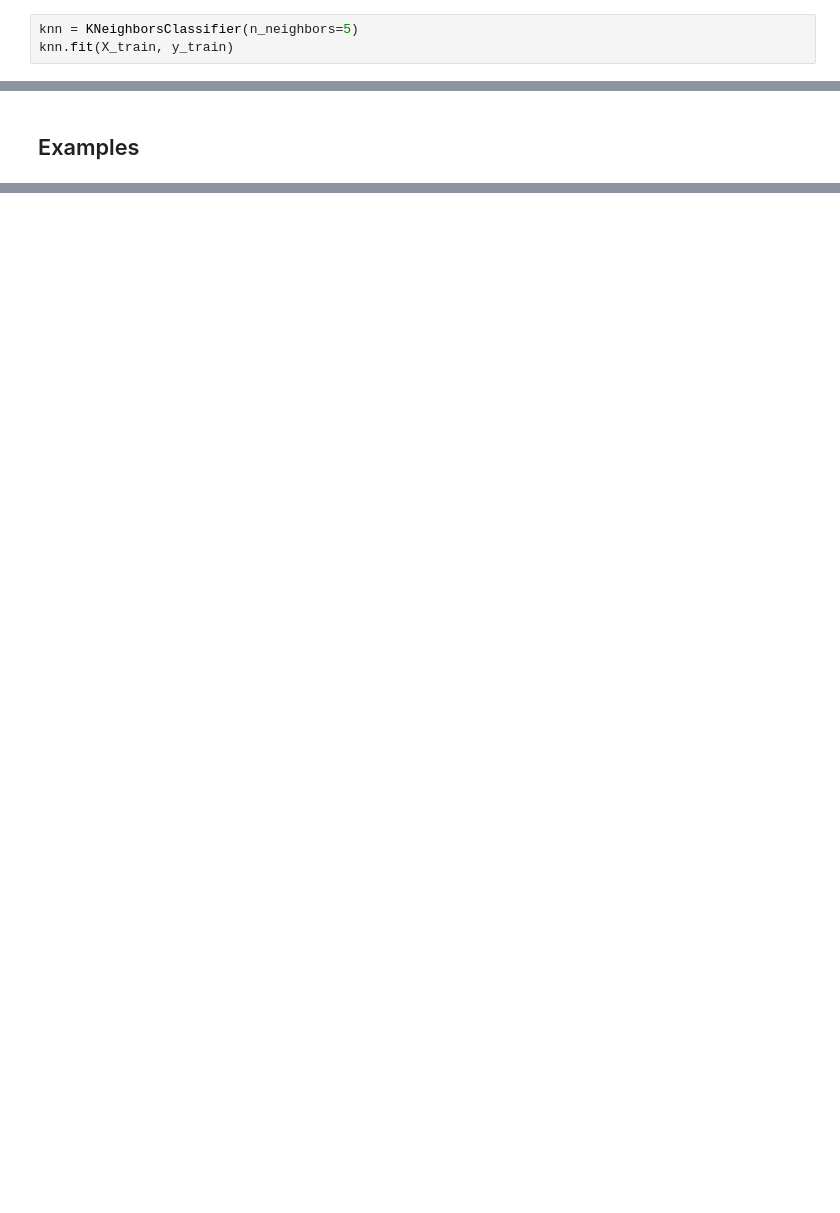
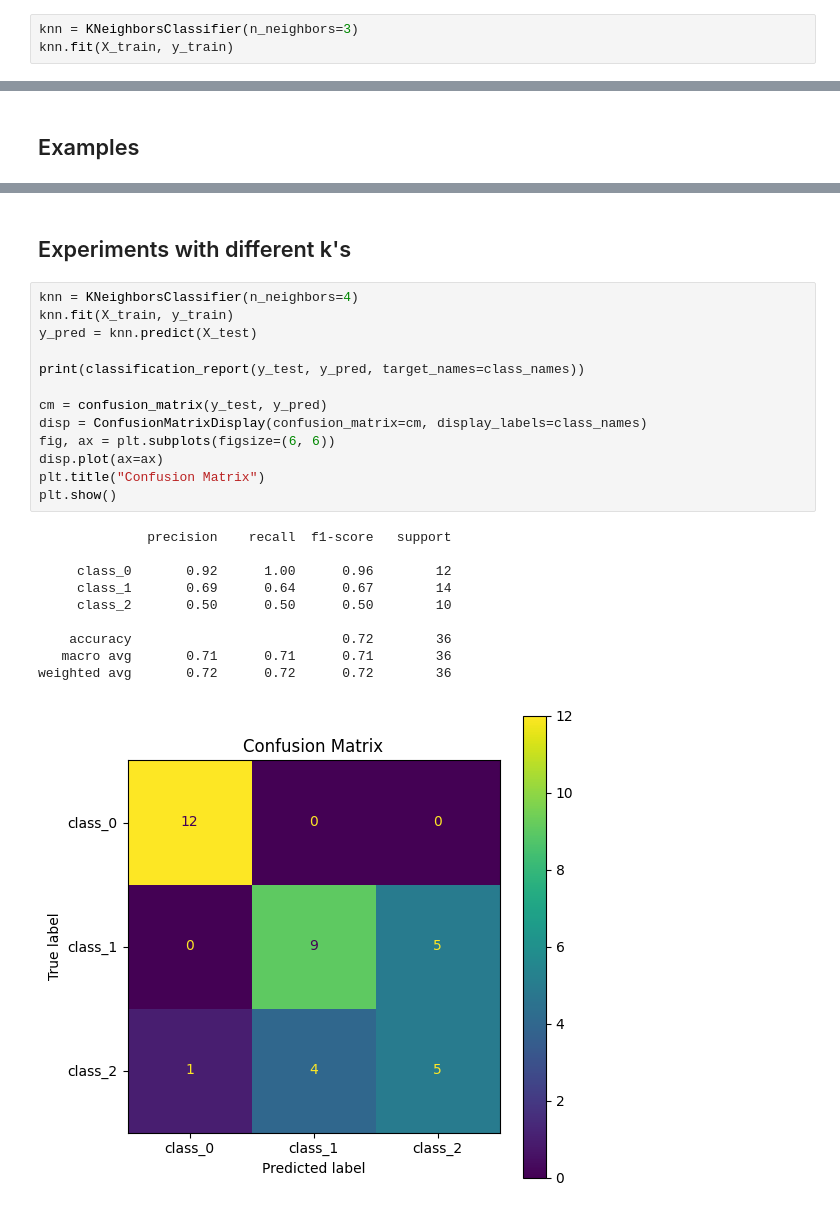
Before and after one commit to ChunFuYang/INDE577_Project, a Jupyter notebook: Supervised/K Nearest Neighbors/K_Nearest_Neighbors.ipynb, the cells around one changed output, grey strips where cells are left out. Drawn from its saved outputs; the diff is of its cells as text; blank space fills up the shorter version.

```diff
--- a/Supervised/K Nearest Neighbors/K_Nearest_Neighbors.ipynb
+++ b/Supervised/K Nearest Neighbors/K_Nearest_Neighbors.ipynb
@@ -30,5 +43,5 @@ print(f"Test samples:     {X_test.shape[0]}")
 # %% [markdown]
 ## Model Training
 # %%
-knn = KNeighborsClassifier(n_neighbors=5)
+knn = KNeighborsClassifier(n_neighbors=3)
 knn.fit(X_train, y_train)
@@ -54,0 +87,26 @@ for i in range(5):
+# %% [markdown]
+## Experiments with different k's
+# %%
+knn = KNeighborsClassifier(n_neighbors=4)
+knn.fit(X_train, y_train)
+y_pred = knn.predict(X_test)
+
+print(classification_report(y_test, y_pred, target_names=class_names))
+
+cm = confusion_matrix(y_test, y_pred)
+disp = ConfusionMatrixDisplay(confusion_matrix=cm, display_labels=class_names)
+fig, ax = plt.subplots(figsize=(6, 6))
+disp.plot(ax=ax)
+plt.title("Confusion Matrix")
+plt.show()
+# %% [output]
+              precision    recall  f1-score   support
+
+     class_0       0.92      1.00      0.96        12
+     class_1       0.69      0.64      0.67        14
+     class_2       0.50      0.50      0.50        10
+
+    accuracy                           0.72        36
+   macro avg       0.71      0.71      0.71        36
+weighted avg       0.72      0.72      0.72        36
+[figure, added]
```
Also changed, not shown: parts of 14 cells of this notebook, 4 other files.
